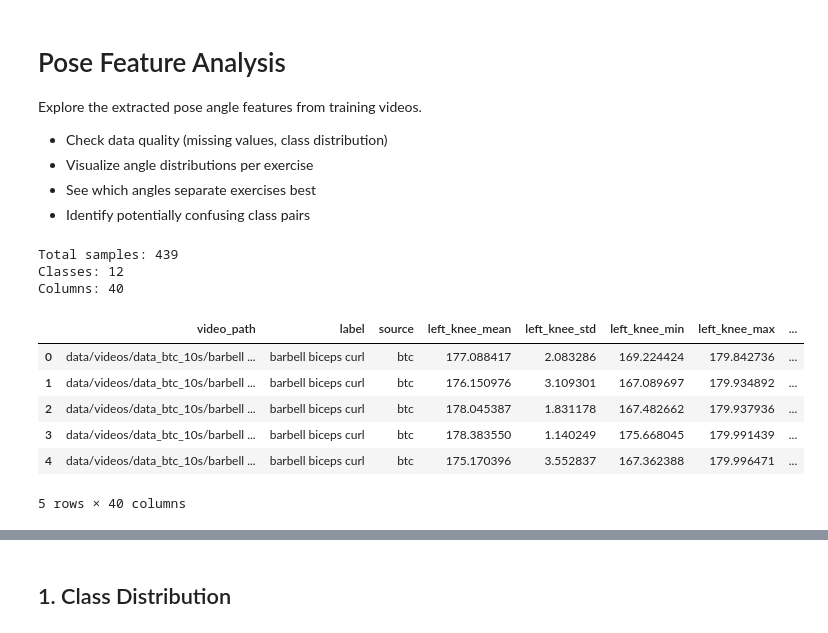
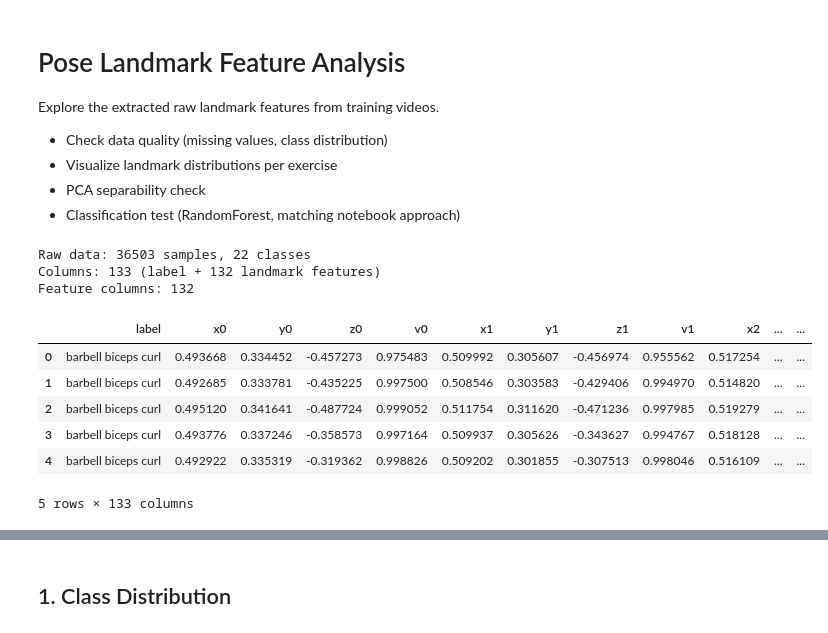
Before and after one commit to 12194916/smart-gym-monitoring, a Jupyter notebook: notebooks/analysis.ipynb, the cells around one changed output, grey strips where cells are left out. Drawn from its saved outputs; the diff is of its cells as text; code cells hidden in the pictures.

```diff
--- a/notebooks/analysis.ipynb
+++ b/notebooks/analysis.ipynb
@@ -1,37 +1,37 @@
 # %% [markdown]
-# Pose Feature Analysis
+# Pose Landmark Feature Analysis
 
-Explore the extracted pose angle features from training videos.
+Explore the extracted raw landmark features from training videos.
 - Check data quality (missing values, class distribution)
-- Visualize angle distributions per exercise
-- See which angles separate exercises best
-- Identify potentially confusing class pairs
+- Visualize landmark distributions per exercise
+- PCA separability check
+- Classification test (RandomForest, matching notebook approach)
 # %%
 import pandas as pd
 import numpy as np
 import matplotlib.pyplot as plt
 import seaborn as sns
 
 plt.style.use('seaborn-v0_8-whitegrid')
 sns.set_palette('tab20')
 
-# Use partial data for development, switch to full data when ready
-# DATA_FILE = '../data/features.csv'        # full (after extraction completes)
-DATA_FILE = '../data/features_partial.csv'   # partial (for development)
+DATA_FILE = '../data/landmarks.csv'
 
 df = pd.read_csv(DATA_FILE)
-print(f'Total samples: {len(df)}')
-print(f'Classes: {df["label"].nunique()}')
-print(f'Columns: {len(df.columns)}')
+print(f'Raw data: {len(df)} samples, {df["label"].nunique()} classes')
+print(f'Columns: {len(df.columns)} (label + 132 landmark features)')
+
+feature_cols = [c for c in df.columns if c != 'label']
+print(f'Feature columns: {len(feature_cols)}')
 df.head()
 # %% [output]
-Total samples: 439
-Classes: 12
-Columns: 40
+Raw data: 36503 samples, 22 classes
+Columns: 133 (label + 132 landmark features)
+Feature columns: 132
-|  | video_path | label | source | left_knee_mean | left_knee_std | left_knee_min | left_knee_max | ... |
-| 0 | data/videos/data_btc_10s/barbell ... | barbell biceps curl | btc | 177.088417 | 2.083286 | 169.224424 | 179.842736 | ... |
-| 1 | data/videos/data_btc_10s/barbell ... | barbell biceps curl | btc | 176.150976 | 3.109301 | 167.089697 | 179.934892 | ... |
-| 2 | data/videos/data_btc_10s/barbell ... | barbell biceps curl | btc | 178.045387 | 1.831178 | 167.482662 | 179.937936 | ... |
-| 3 | data/videos/data_btc_10s/barbell ... | barbell biceps curl | btc | 178.383550 | 1.140249 | 175.668045 | 179.991439 | ... |
-| 4 | data/videos/data_btc_10s/barbell ... | barbell biceps curl | btc | 175.170396 | 3.552837 | 167.362388 | 179.996471 | ... |
+|  | label | x0 | y0 | z0 | v0 | x1 | y1 | z1 | v1 | x2 | ... | ... |
+| 0 | barbell biceps curl | 0.493668 | 0.334452 | -0.457273 | 0.975483 | 0.509992 | 0.305607 | -0.456974 | 0.955562 | 0.517254 | ... | ... |
+| 1 | barbell biceps curl | 0.492685 | 0.333781 | -0.435225 | 0.997500 | 0.508546 | 0.303583 | -0.429406 | 0.994970 | 0.514820 | ... | ... |
+| 2 | barbell biceps curl | 0.495120 | 0.341641 | -0.487724 | 0.999052 | 0.511754 | 0.311620 | -0.471236 | 0.997985 | 0.519279 | ... | ... |
+| 3 | barbell biceps curl | 0.493776 | 0.337246 | -0.358573 | 0.997164 | 0.509937 | 0.305626 | -0.343627 | 0.994767 | 0.518128 | ... | ... |
+| 4 | barbell biceps curl | 0.492922 | 0.335319 | -0.319362 | 0.998826 | 0.509202 | 0.301855 | -0.307513 | 0.998046 | 0.516109 | ... | ... |
-5 rows × 40 columns
+5 rows × 133 columns
```
Also changed, not shown: parts of 28 cells of this notebook, 20 other files.
